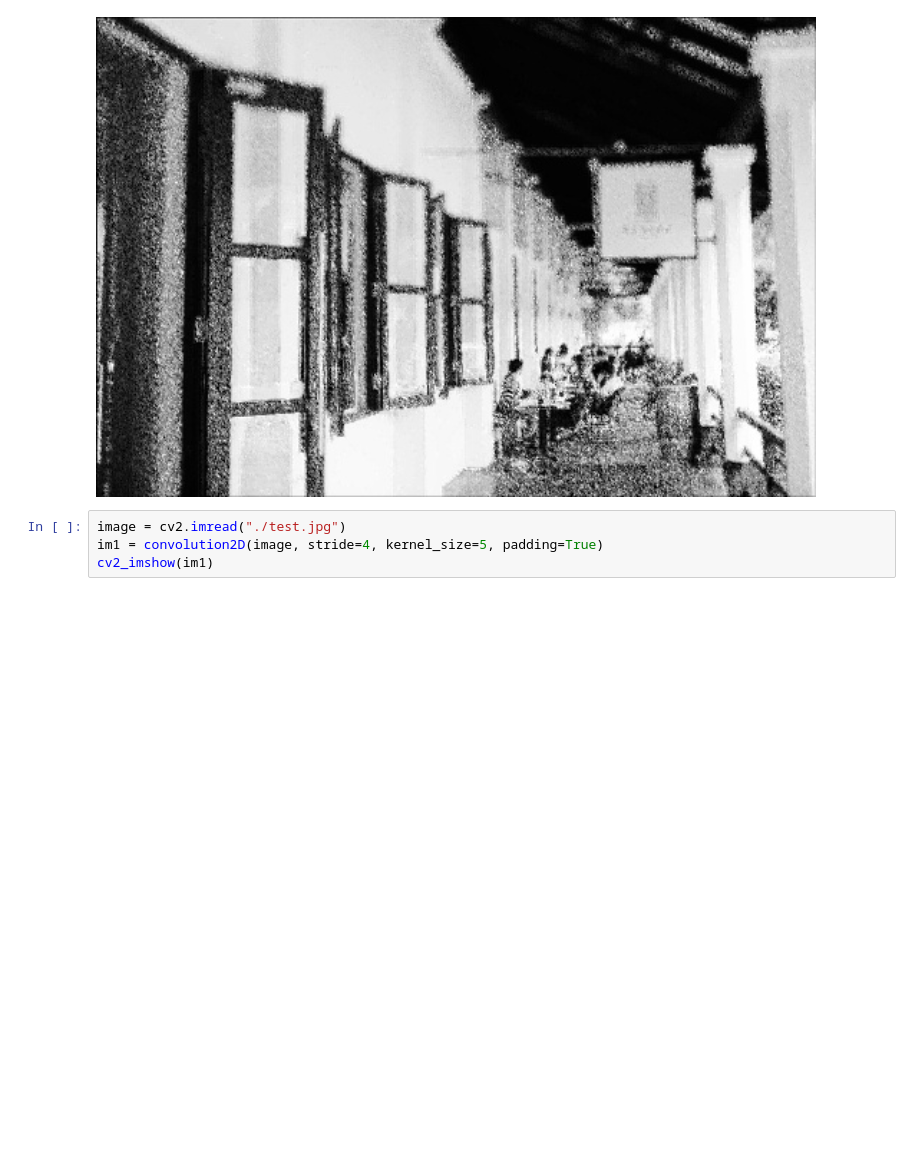
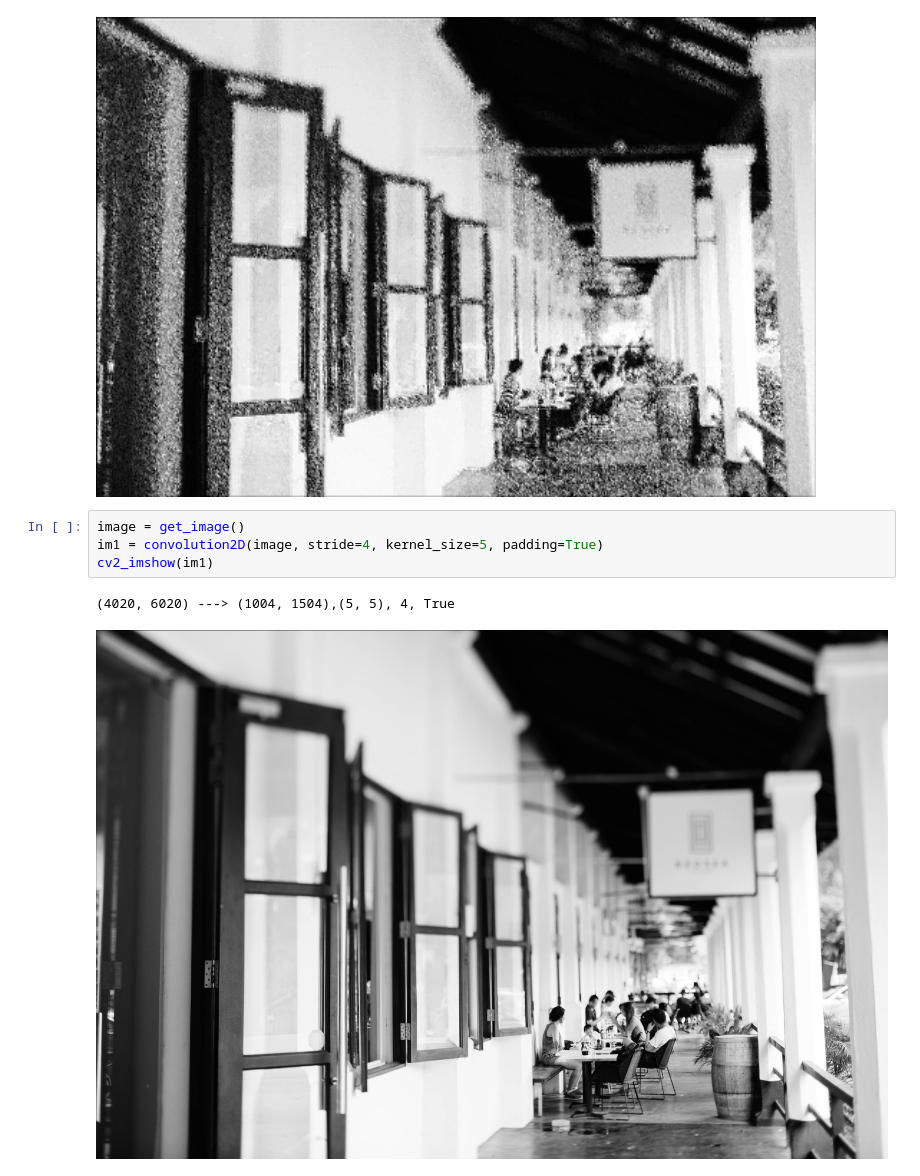
Before and after one commit to SArham/understanding_ml, a Jupyter notebook: Understanding_Convolutions.ipynb, the cells around one changed output. Drawn from its saved outputs; the diff is of its cells as text; blank space fills up the shorter version.

```diff
--- a/Understanding_Convolutions.ipynb
+++ b/Understanding_Convolutions.ipynb
@@ -243,9 +255,12 @@ for imid, image in enumerate(im_list):
 [figure]
 [figure]
 # %%
-image = cv2.imread("./test.jpg")
+image = get_image()
 im1 = convolution2D(image, stride=4, kernel_size=5, padding=True)
 cv2_imshow(im1)
+# %% [output]
+(4020, 6020) ---> (1004, 1504),(5, 5), 4, True
+[figure, added]
 # %%
 filters = [[[0, 0, 0], [0, 1, 0], [0, 0, 0]],             # Identity
            [[1, 0, -1], [0, 0, 0], [-1, 0, 1]],           # Edge Detection [Roberts]
```
Also changed, not shown: parts of 5 cells of this notebook.
